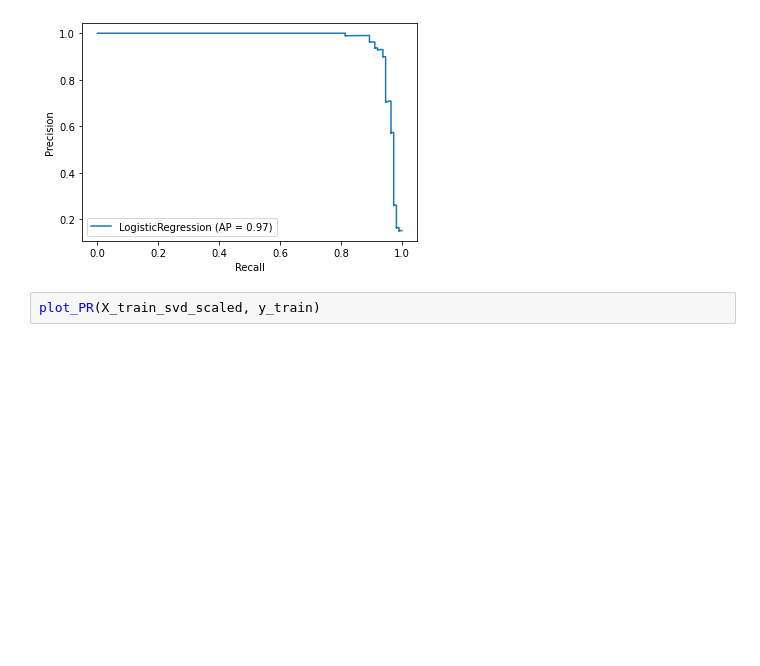
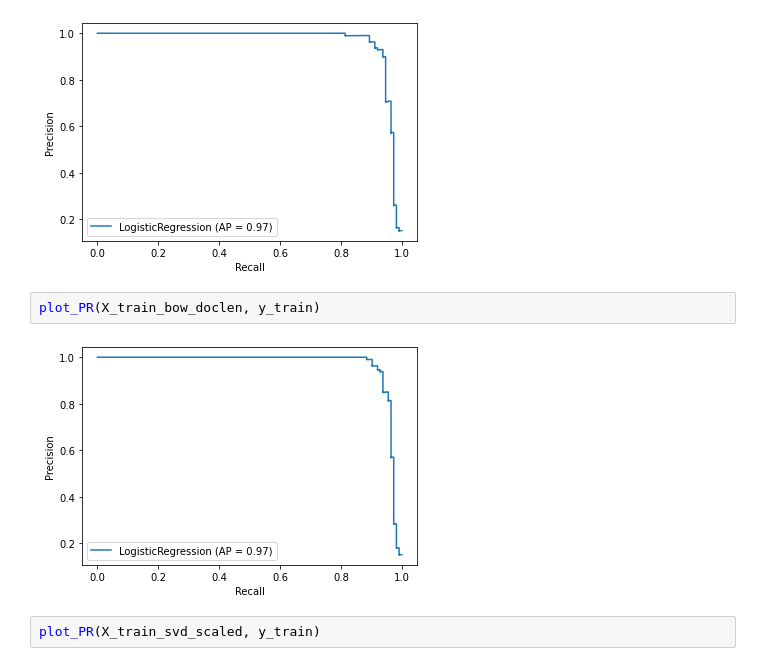
Before and after one commit to BigBangData/NaturalLanguageProcessing, a Jupyter notebook: TextAnalyticsWithR/08_ComparingRepresentations.ipynb, the cells around one changed output. Cells and saved outputs as stored; diff of their text form; blank space fills up the shorter version.

```diff
--- a/TextAnalyticsWithR/08_ComparingRepresentations.ipynb
+++ b/TextAnalyticsWithR/08_ComparingRepresentations.ipynb
@@ -227,6 +245,10 @@ plot_PR(X_train_bow, y_train)
 plot_PR(X_train_bow_feat, y_train)
 # %% [output]
 [figure]
+# %%
+plot_PR(X_train_bow_doclen, y_train)
+# %% [output]
+[figure, added]
 # %%
 plot_PR(X_train_svd_scaled, y_train)
 # %% [output]
```
Also changed, not shown: parts of 5 cells of this notebook, 1 other file.
